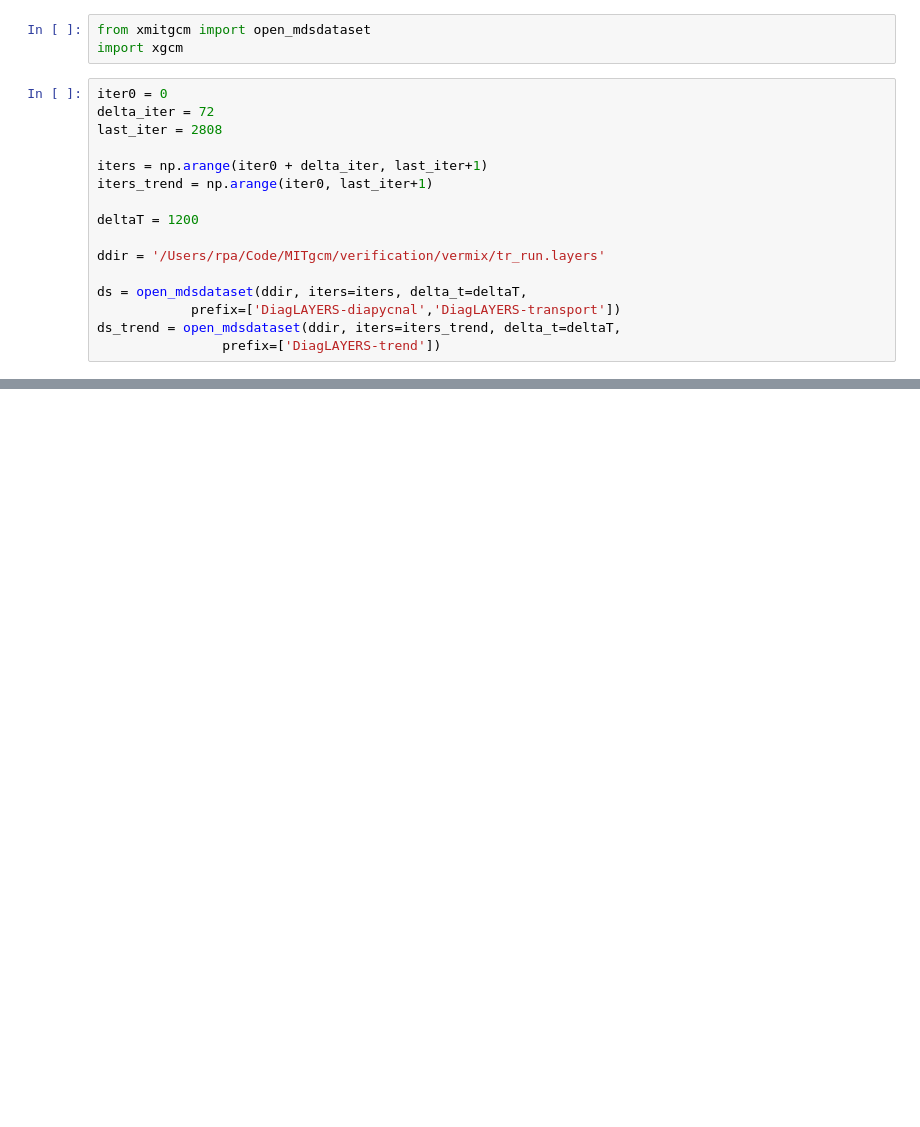
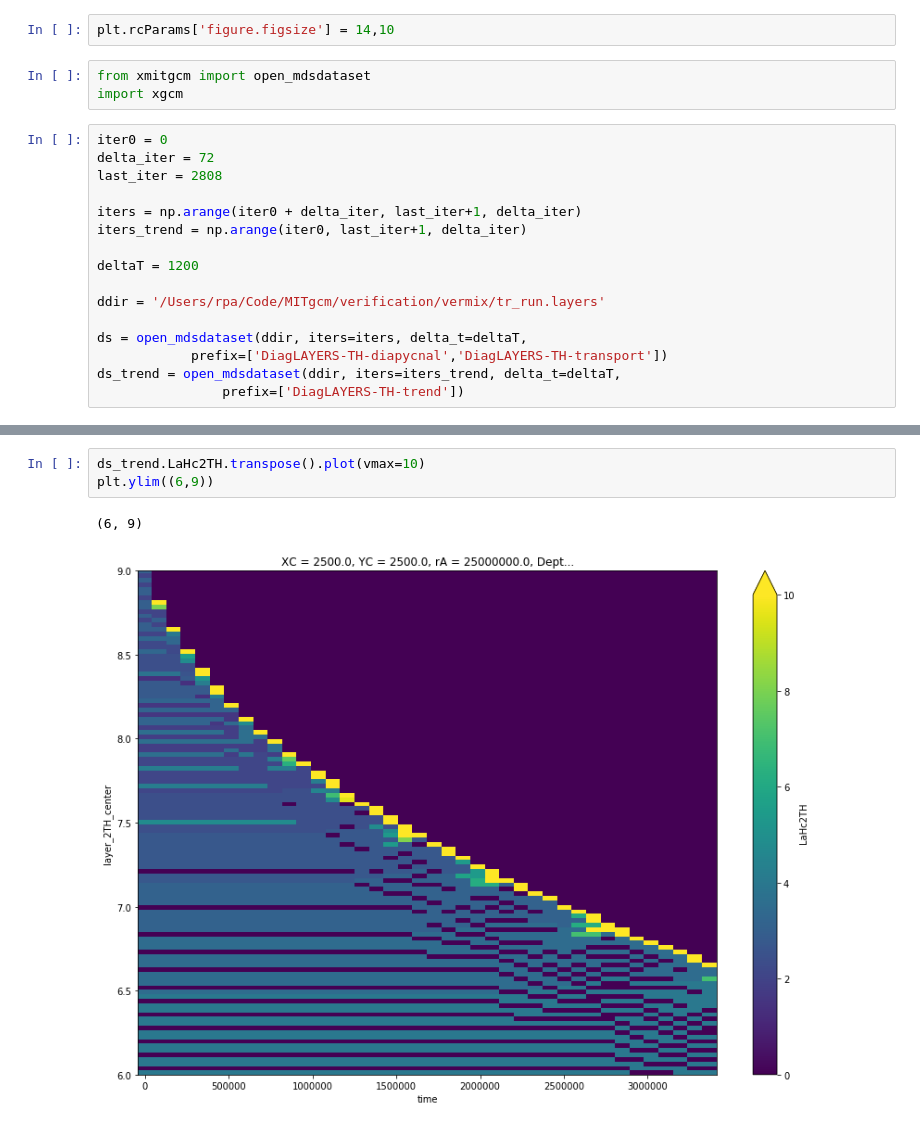
Before and after one commit to rabernat/layers_analysis, a Jupyter notebook: notebooks/vermix_thickness_budget.ipynb, the cells around one changed output, grey strips where cells are left out. Cells and saved outputs as stored; diff of their text form; blank space fills up the shorter version.

```diff
--- a/notebooks/vermix_thickness_budget.ipynb
+++ b/notebooks/vermix_thickness_budget.ipynb
@@ -4,6 +4,8 @@ import xarray as xr
 import dask.array as daskarray
 from matplotlib import pyplot as plt
 %matplotlib inline
+# %%
+plt.rcParams['figure.figsize'] = 14,10
 # %%
 from xmitgcm import open_mdsdataset
 import xgcm
@@ -12,14 +14,14 @@ iter0 = 0
 delta_iter = 72
 last_iter = 2808
 
-iters = np.arange(iter0 + delta_iter, last_iter+1)
-iters_trend = np.arange(iter0, last_iter+1)
+iters = np.arange(iter0 + delta_iter, last_iter+1, delta_iter)
+iters_trend = np.arange(iter0, last_iter+1, delta_iter)
 
 deltaT = 1200
 
 ddir = '/Users/rpa/Code/MITgcm/verification/vermix/tr_run.layers'
 
 ds = open_mdsdataset(ddir, iters=iters, delta_t=deltaT,
-            prefix=['DiagLAYERS-diapycnal','DiagLAYERS-transport'])
+            prefix=['DiagLAYERS-TH-diapycnal','DiagLAYERS-TH-transport'])
 ds_trend = open_mdsdataset(ddir, iters=iters_trend, delta_t=deltaT,
-                prefix=['DiagLAYERS-trend'])
+                prefix=['DiagLAYERS-TH-trend'])
@@ -27,0 +84,6 @@ OSError: Couldn't find RC.meta file to infer nz.
+# %%
+ds_trend.LaHc2TH.transpose().plot(vmax=10)
+plt.ylim((6,9))
+# %% [output]
+(6, 9)
+[figure, added]
```
Also changed, not shown: parts of 10 cells of this notebook.
